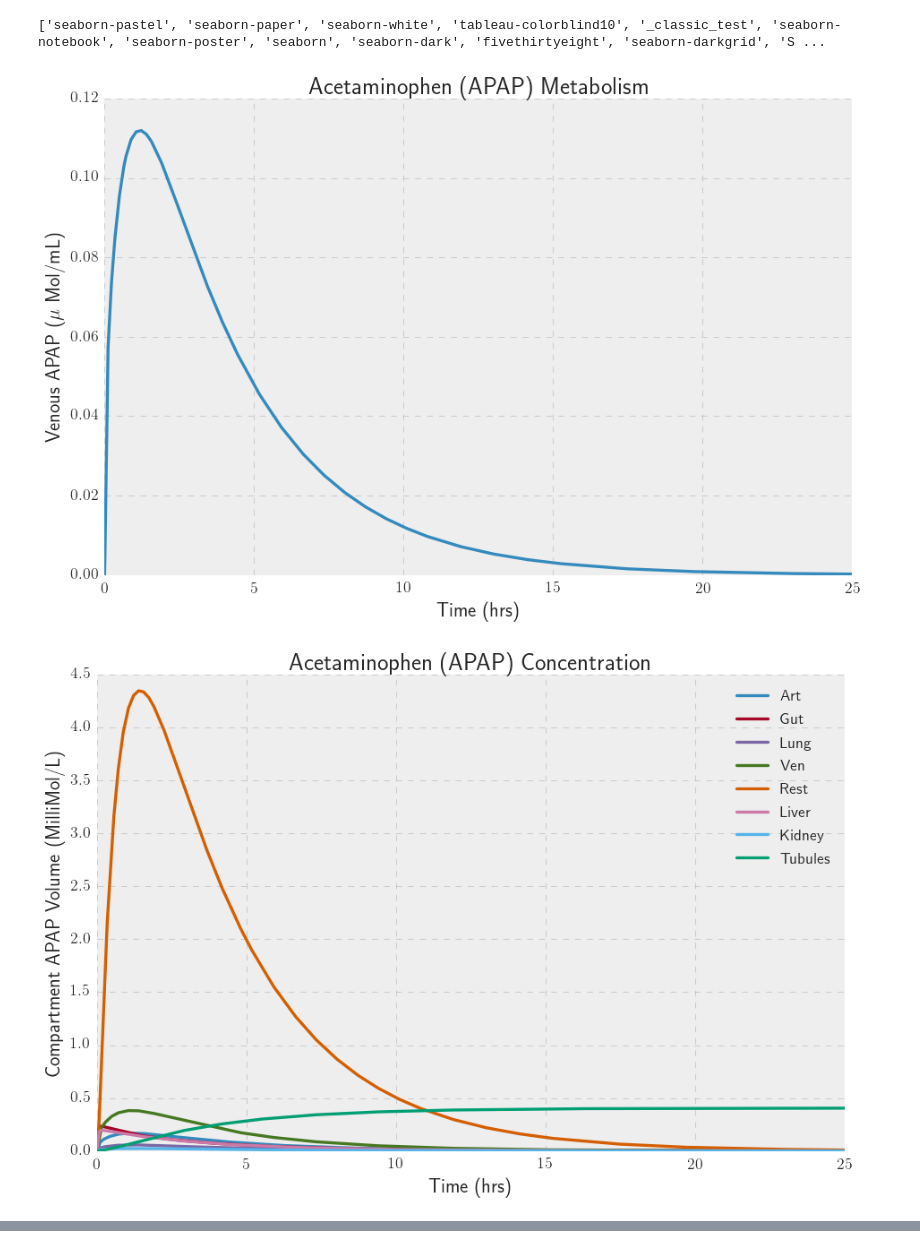
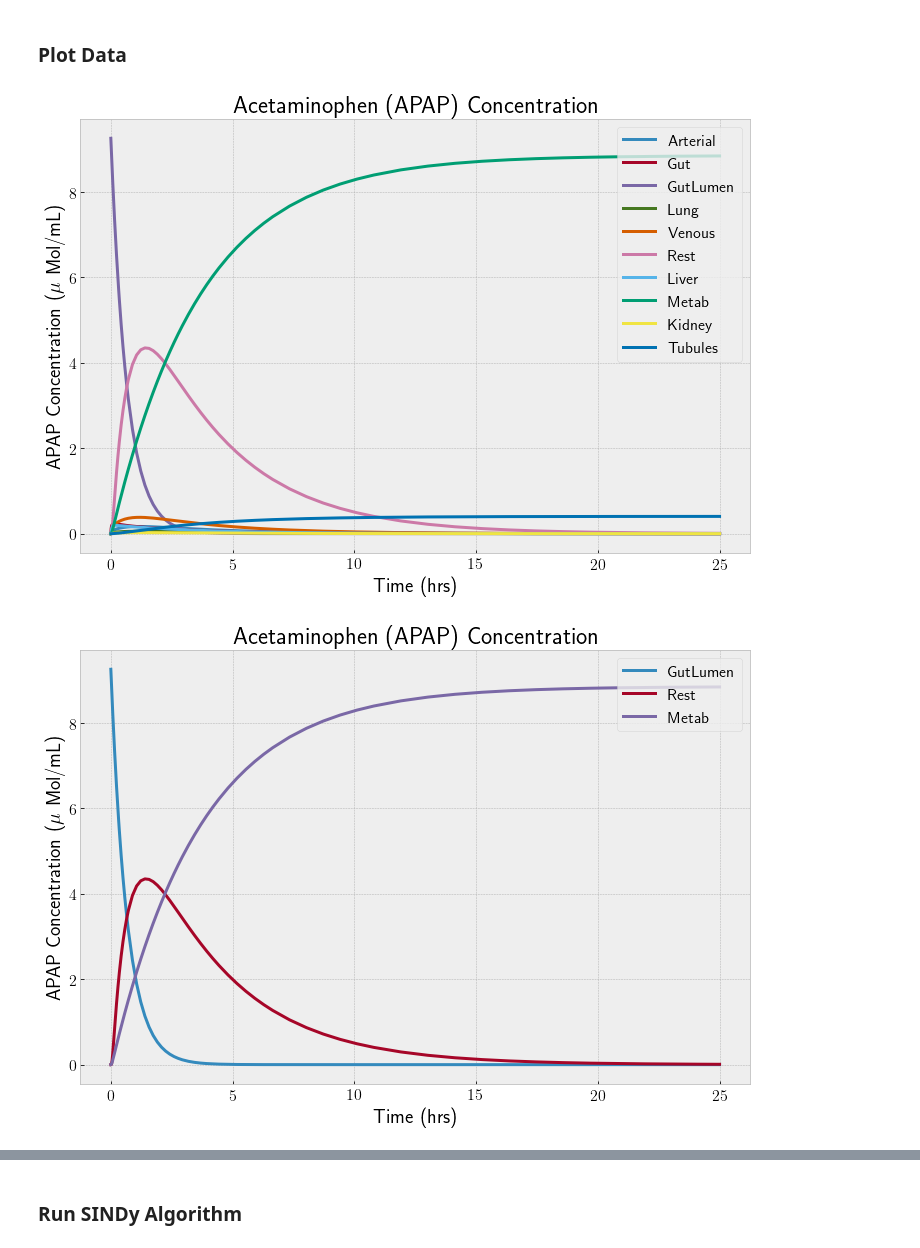
Before and after one commit to johnhainline/sparsedynamics, a Jupyter notebook: python_implementation/simbio-model.ipynb, the cells around one changed output, grey strips where cells are left out. Drawn from its saved outputs; the diff is of its cells as text; code cells hidden in the pictures.

```diff
--- a/python_implementation/simbio-model.ipynb
+++ b/python_implementation/simbio-model.ipynb
@@ -14,13 +17,13 @@ t = data['t']
 x = data['x']
 names = data['names']
 names = np.array([str(''.join(letter)) for letter_array in names for letter in letter_array])
-print(names)
+# print(names)
 
 # only keep non-constant data
 dynamics = [0,1,2,3,4,5,6,7,8,9]
 x = x[:, dynamics]
 names = names[dynamics]
-names = ['Art', 'Gut', 'GutL', 'Lung', 'Ven', 'Rest', 'Liver', 'Metab', 'Kidney', 'Tubules']
+names = ['Arterial', 'Gut', 'GutLumen', 'Lung', 'Venous', 'Rest', 'Liver', 'Metab', 'Kidney', 'Tubules']
 
-# scale all data from Mols/L to MilliMols/L
+# scale all data from Mols/L to milliMols/L (which equals microMol/mL)
 x *= 1000
@@ -32,41 +30,66 @@ x *= 1000
+# %% [markdown]
+### Plot Data
 # %%
 # change plot display style
 # plt.style.use('dark_background')
 # plt.style.use('classic')
 plt.style.use('bmh')
 # plt.style.use('seaborn-dark')
-print(plt.style.available)
+# print(plt.style.available)
 plt.rcParams['font.size'] = 22
 plt.rcParams['legend.fontsize'] = 16
 plt.rcParams['xtick.labelsize'] = 16
 plt.rcParams['ytick.labelsize'] = 16
 plt.rcParams['axes.titlesize'] = 24
 plt.rcParams['axes.labelsize'] = 20
 plt.rcParams['lines.linewidth'] = 3
 plt.rcParams['lines.markersize'] = 10
 plt.rcParams['text.usetex'] = True
 
 # plot the amount of APAP in venous blood over time
-venousAPAPInLiters = x[:, 4] / 3.41;
-fig, ax = plt.subplots(figsize=(12,8))
-ax.plot(t, venousAPAPInLiters)
-plt.xlabel('Time (hrs)')
-plt.ylabel(r'Venous APAP ($\mu$ Mol/mL)')
-plt.title('Acetaminophen (APAP) Metabolism')
-plt.show()
+# venousAPAPInLiters = x[:, 5] / 3.41;
+# fig, ax = plt.subplots(figsize=(12,8))
+# ax.plot(t, venousAPAPInLiters)
+# plt.xlabel('Time (hrs)')
+# plt.ylabel(names[5] + r' APAP ($\mu$ Mol/mL)')
+# plt.title('Acetaminophen (APAP) Metabolism')
+# plt.show()
 
-compartments = [0,1,3,4,5,6,8,9]
+compartments = dynamics
 
 # Create plots with pre-defined labels.
 fig, ax = plt.subplots(figsize=(12,8))
 for c in compartments:
       ax.plot(t, x[:, c], label=names[c])
 plt.xlabel('Time (hrs)')
-plt.ylabel('Compartment APAP Volume (MilliMol/L)')
+plt.ylabel(r'APAP Concentration ($\mu$ Mol/mL)')
 plt.title('Acetaminophen (APAP) Concentration')
 ax.legend(loc='upper right')
 plt.show()
+
+compartments = [2,5,7]
+
+# Create plots with pre-defined labels.
+fig, ax = plt.subplots(figsize=(12,8))
+for c in compartments:
+      ax.plot(t, x[:, c], label=names[c])
+plt.xlabel('Time (hrs)')
+plt.ylabel(r'APAP Concentration ($\mu$ Mol/mL)')
+plt.title('Acetaminophen (APAP) Concentration')
+ax.legend(loc='upper right')
+plt.show()
+
+compartments = [0,1,3,4,6,8,9]
+
+# Create plots with pre-defined labels.
+fig, ax = plt.subplots(figsize=(12,8))
+for c in compartments:
+      ax.plot(t, x[:, c], label=names[c])
+plt.xlabel('Time (hrs)')
+plt.ylabel(r'APAP Concentration ($\mu$ Mol/mL)')
+plt.title('Acetaminophen (APAP) Concentration')
+ax.legend(loc='upper right')
+plt.show()
 # %% [output]
-['seaborn-pastel', 'seaborn-paper', 'seaborn-white', 'tableau-colorblind10', '_classic_test', 'seaborn-notebook', 'seaborn-poster', 'seaborn', 'seaborn-dark', 'fivethirtyeight', 'seaborn-darkgrid', 'S ...
-[figure, old version]
+[figure, new version]
-[figure, old version]
+[figure, new version]
@@ -73,3 +97,5 @@ plt.show()
+# %% [markdown]
+### Run SINDy Algorithm
 # %%
 # Run SINDy algorithm
 xdf = pd.DataFrame(x)
```
Also changed, not shown: parts of 13 cells of this notebook, 2 other files.
